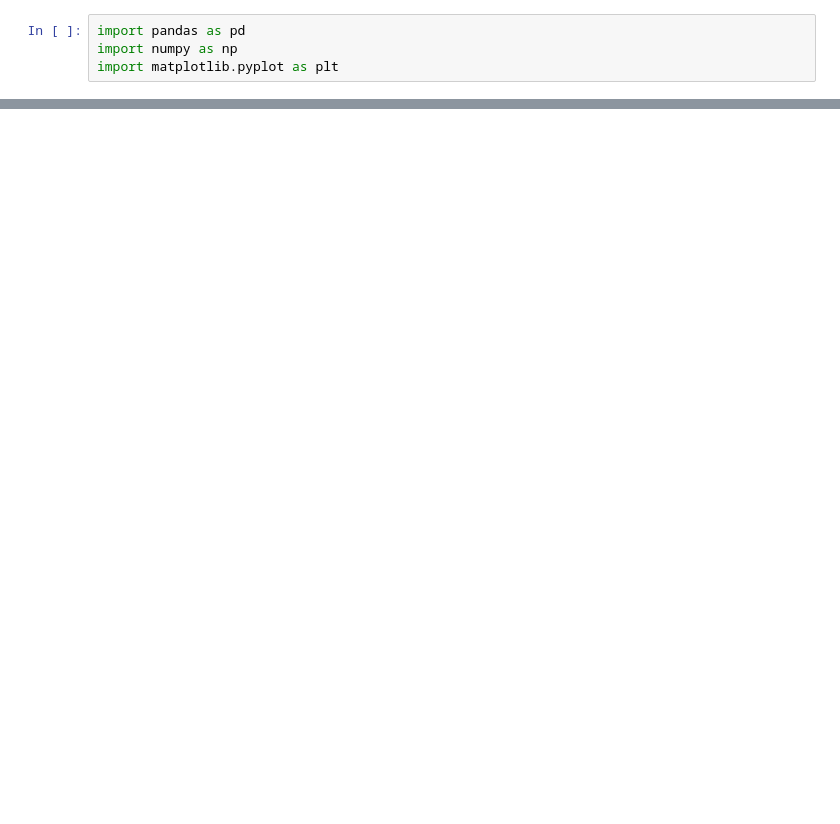
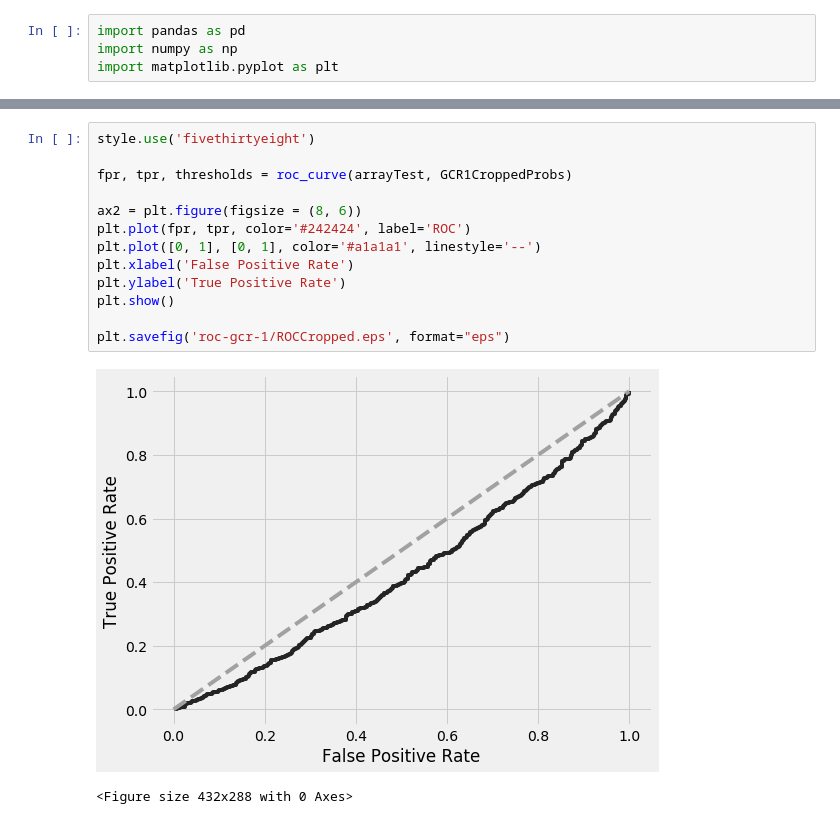
Before and after one commit to Call1st0/dft-based-watermarking-method-with-GCR-masking, a Jupyter notebook: imageAttacksResultsROC.ipynb, the cells around one changed output, grey strips where cells are left out. Cells and saved outputs as stored; diff of their text form; blank space fills up the shorter version.

```diff
--- a/imageAttacksResultsROC.ipynb
+++ b/imageAttacksResultsROC.ipynb
@@ -209,0 +118,16 @@ plot_roc_curve(TP, FP)
+# %%
+style.use('fivethirtyeight')
+
+fpr, tpr, thresholds = roc_curve(arrayTest, GCR1CroppedProbs)
+
+ax2 = plt.figure(figsize = (8, 6))
+plt.plot(fpr, tpr, color='#242424', label='ROC')
+plt.plot([0, 1], [0, 1], color='#a1a1a1', linestyle='--')
+plt.xlabel('False Positive Rate')
+plt.ylabel('True Positive Rate')
+plt.show()
+
+plt.savefig('roc-gcr-1/ROCCropped.eps', format="eps")
+# %% [output]
+[figure, added]
+<Figure size 432x288 with 0 Axes>
```
Also changed, not shown: parts of 48 cells of this notebook, 16 other files.
